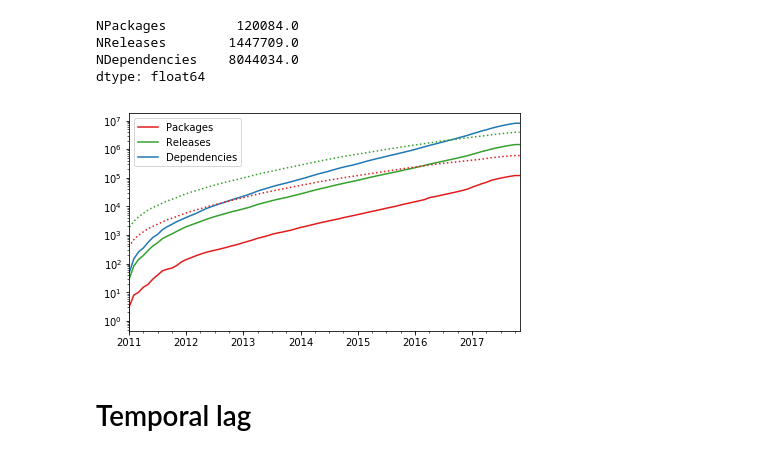
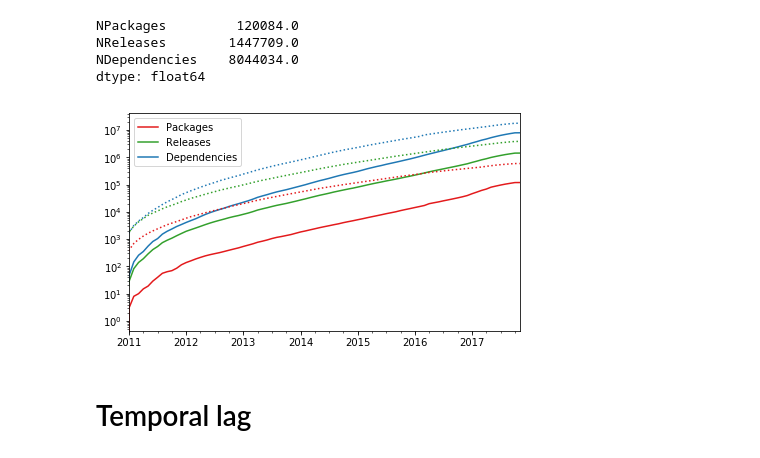
Before and after one commit to AlexandreDecan/secos-lag, a Jupyter notebook: notebooks/Technical lags.ipynb, the cells around one changed output. Saved outputs shown, nothing was run; the diff lists cells and outputs as text; code cells hidden in the pictures.

```diff
--- a/notebooks/Technical lags.ipynb
+++ b/notebooks/Technical lags.ipynb
@@ -97,6 +100,10 @@ df_releases = (
         on=['Package', 'PreviousRankByDate']
     )
 )
+# %%
+df_dependencies = (
+    pandas.read_csv('../data-raw/libio-dependencies.csv.gz')
+)
 # %% [markdown]
 # Overview
 # %% [markdown]
@@ -172,34 +179,52 @@ ax = (
     .plot(color=PALETTE[0:3][::-1])
 )
 
 if True:
     (
         pandas.concat([
             df_releases['ReleaseDate'],
             df_releases.assign(Releases=1)['Releases'],
             df_releases.drop_duplicates('Package', keep='first').assign(Packages=1)['Packages']
         ], axis=1)
         .fillna({'Releases': 0, 'Packages': 0})
         .groupby(pandas.Grouper(freq='1M', key='ReleaseDate'))
         .sum()
         .sort_index()
         .cumsum()
         [['Packages', 'Releases']]
         .plot(legend=False, style=':', color=PALETTE[0:3][::-1], ax=ax)
     )
 
+    (
+        df_dependencies[['Project', 'Release']]
+        .assign(Dependencies=1)
+        .groupby(['Project', 'Release'])
+        .count()
+        .merge(
+            df_releases[['Package', 'Release', 'ReleaseDate']],
+            left_index=True,
+            right_on=['Package', 'Release'],
+        )
+        .groupby(pandas.Grouper(freq='1M', key='ReleaseDate'))
+        .sum()
+        .sort_index()
+        .cumsum()
+        [['Dependencies']]
+        .plot(legend=False, style=':', color=PALETTE[0:1], ax=ax)
+    )
+
 ax.set(
     xlabel='',
     ylabel='',
     xlim=DATE_RANGE,
     yscale='log',
 )
 
 savefig(ax.figure, 'overview_nb_deps_rels_pkgs')
 
 # Dots represent the original dataset
 # %% [output]
-[figure, old version]
+[figure, new version]
 # %% [markdown]
 # Temporal lag
 # %% [markdown]
```
Also changed, not shown: parts of 20 cells of this notebook.
